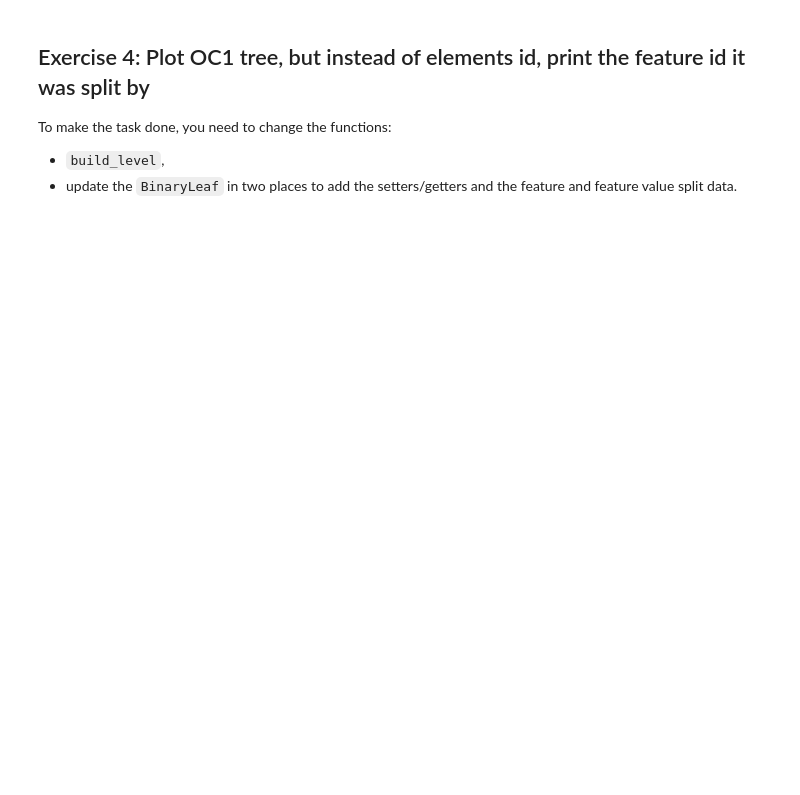
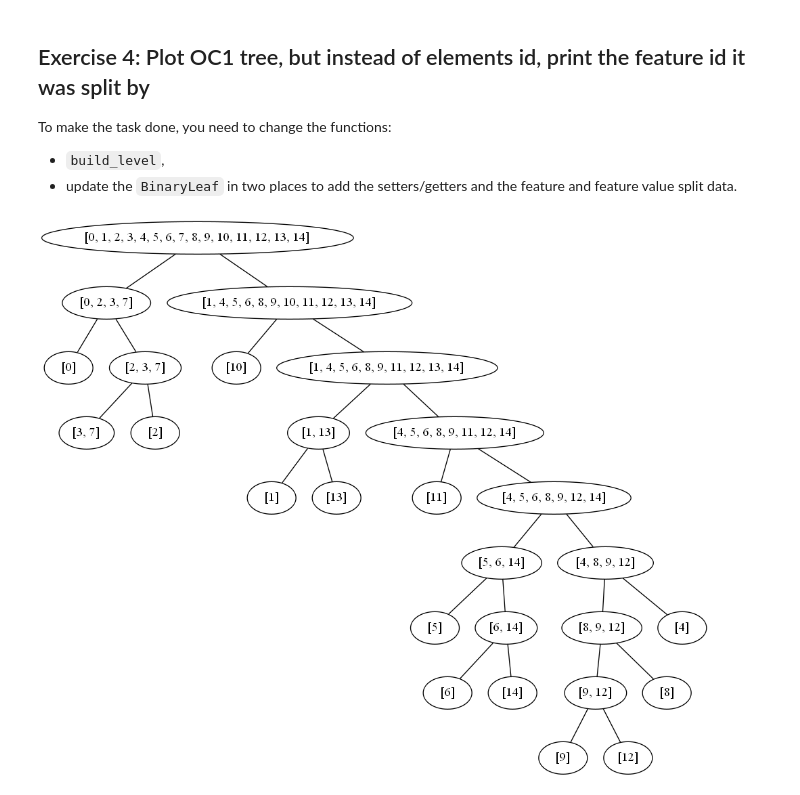
Before and after one commit to DuckHack/ML_summer_2019, a Jupyter notebook: patternrecognition/05_DecisionTrees/055Decision_trees_Exercises.ipynb, the cells around one changed output. Cells and saved outputs as stored; diff of their text form; code cells hidden in the pictures; blank space fills up the shorter version.

```diff
--- a/patternrecognition/05_DecisionTrees/055Decision_trees_Exercises.ipynb
+++ b/patternrecognition/05_DecisionTrees/055Decision_trees_Exercises.ipynb
@@ -582,0 +754,3 @@ def validate_rep(cart_tree, test_data_set, test_labels):
+# %%
+classifier = DecisionTreeClassifier()
+classifier.fit(data_set, labels)
@@ -815,0 +1042,6 @@ plot_tree(split_history)
+# %%
+from IPython.display import Image
+plot_tree(split_history, 'oc1_tree.png')
+Image(filename='oc1_tree.png')
+# %% [output]
+[figure, added]
```
Also changed, not shown: parts of 13 cells of this notebook, 3 other files.
